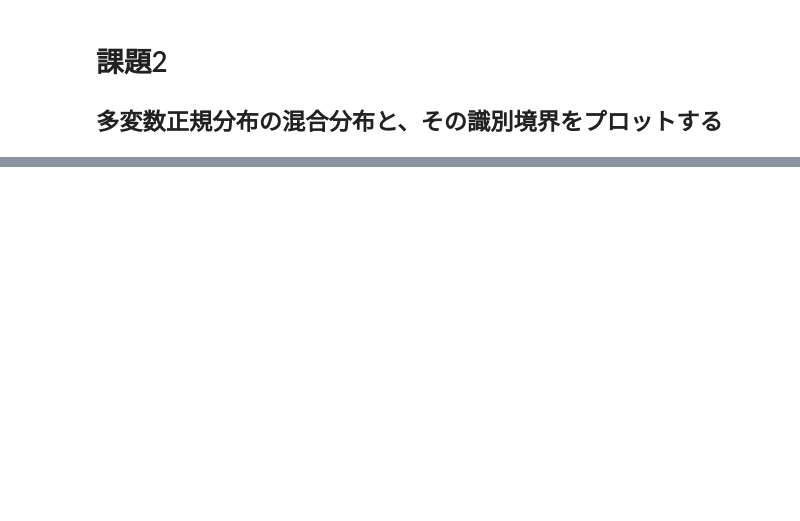
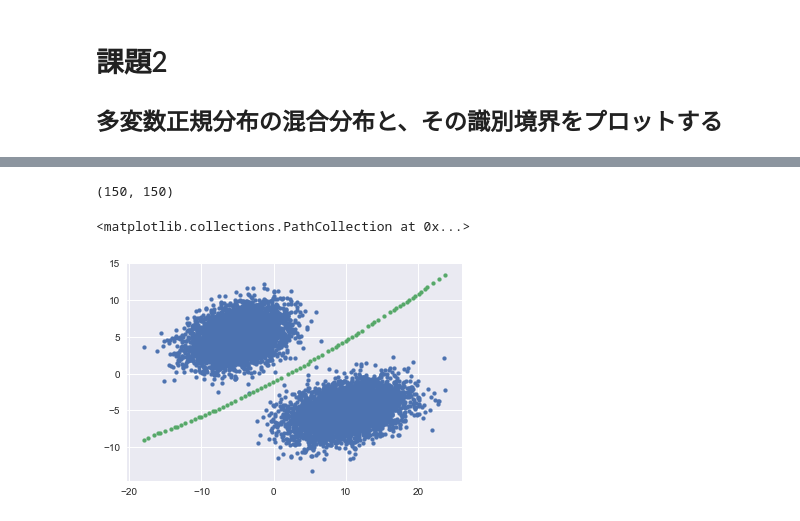
Before and after one commit to fukakeng/MlProgrammingStudy, a Jupyter notebook: hazipata/11_29_homework.ipynb, the cells around one changed output, grey strips where cells are left out. Cells and saved outputs as stored; diff of their text form; code cells hidden in the pictures; blank space fills up the shorter version.

```diff
--- a/hazipata/11_29_homework.ipynb
+++ b/hazipata/11_29_homework.ipynb
@@ -120,11 +171,14 @@ mixture_distribution
 # %%
-sigma1_inv = np.linalg.inv(sigma1)
-sigma2_inv = np.linalg.inv(sigma2)
-p_c1 = distribution1_count / len(data)
-p_c2 = distribution2_count / len(data)
-square_term = data.dot(sigma1_inv - sigma2_inv).dot(data.T)
-one_term = (2 * mean1.dot(sigma1_inv) - 2 * mean2.dot(sigma2_inv)).dot(data.T)
-const_term = 2 * np.log(p_c1 / p_c2) - np.log(np.linalg.det(sigma1) / np.linalg.det(sigma2)) \
-             + mean2.dot(sigma2_inv).dot(mean2.T) - mean1.dot(sigma1_inv).dot(mean1.T)
+def calc_decision_surface(data):
+    sigma1_inv = np.linalg.inv(sigma1)
+    sigma2_inv = np.linalg.inv(sigma2)
+    p_c1 = distribution1_count / len(data)
+    p_c2 = distribution2_count / len(data)
 
-decision_surface = square_term + one_term + const_term
+    square_term = data.dot(sigma1_inv - sigma2_inv).dot(data.T)
+    one_term = (2 * mean2.dot(sigma2_inv) - 2 * mean1.dot(sigma1_inv)).dot(data.T)
+    const_term = 2 * np.log(p_c1 / p_c2) - np.log(np.linalg.det(sigma1) / np.linalg.det(sigma2)) + mean1.dot(sigma1_inv)\
+        .dot(mean1.T) - mean2.dot(sigma2_inv).dot(mean2.T)
+
+    decision_surface = square_term + one_term + const_term
+    return np.diag(decision_surface)
@@ -134,0 +185,19 @@ decision_surface.shape
+# %%
+axis = np.linspace(data.min(axis=0).min(), data.max(axis=0).max(), 150)
+# axis = np.linspace(-20, 26, 200)
+x, y = np.meshgrid(axis, axis)
+x_flat = x.flatten()
+y_flat = y.flatten()
+result = calc_decision_surface(np.vstack((x_flat, y_flat)).T)
+# %%
+result = np.abs(result)
+index = np.where(result < 0.5)
+plt.scatter(data[:, 0], data[:, 1], s=15)
+result_grid = result.reshape(len(x), len(y))
+print(result_grid.shape)
+# plt.contour(x, y, result_grid, levels=[0])
+plt.scatter(x_flat[index], y_flat[index], s=15)
+# %% [output]
+(150, 150)
+<matplotlib.collections.PathCollection at 0x...>
+[figure, added]
```
Also changed, not shown: parts of 6 cells of this notebook.
